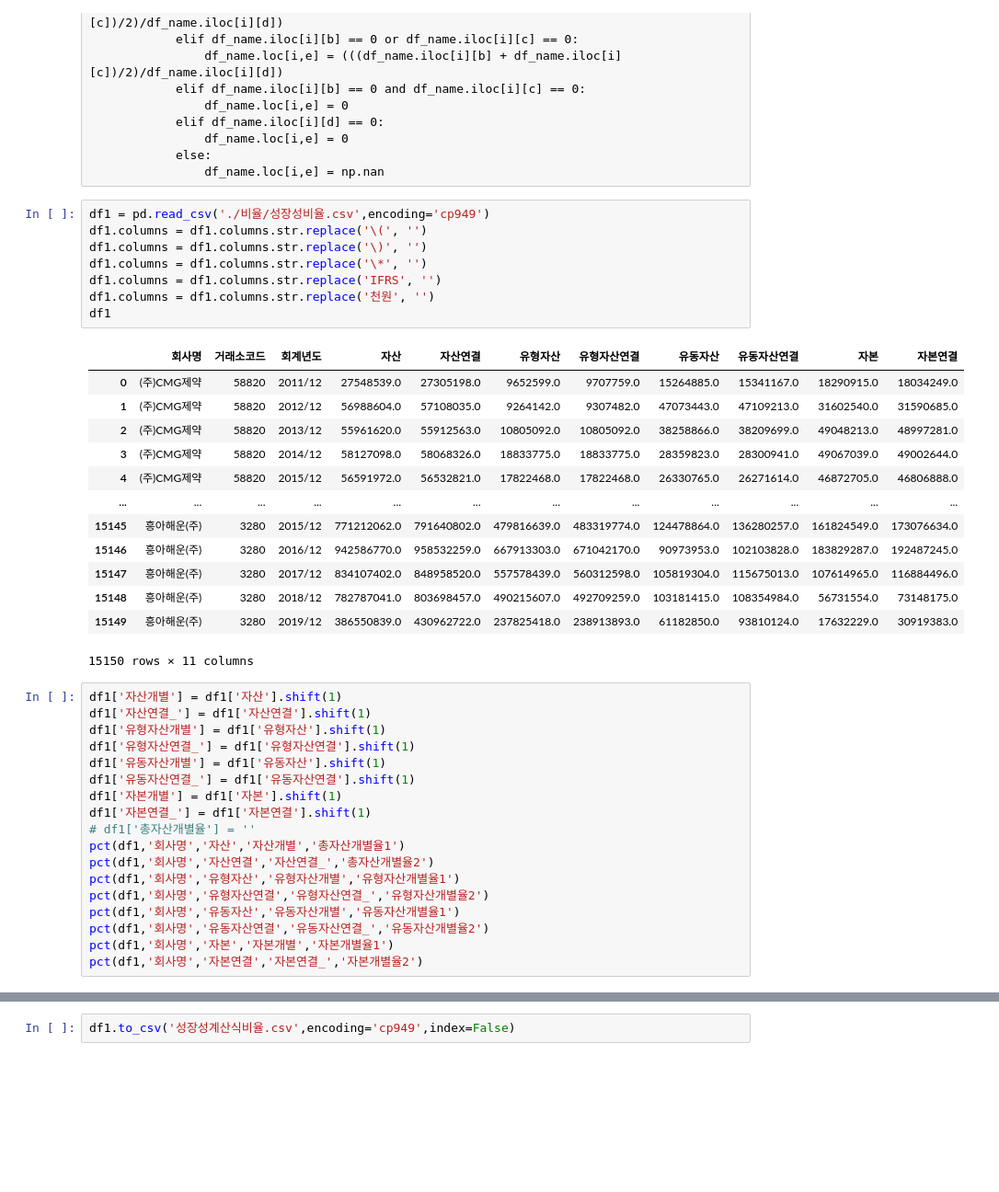
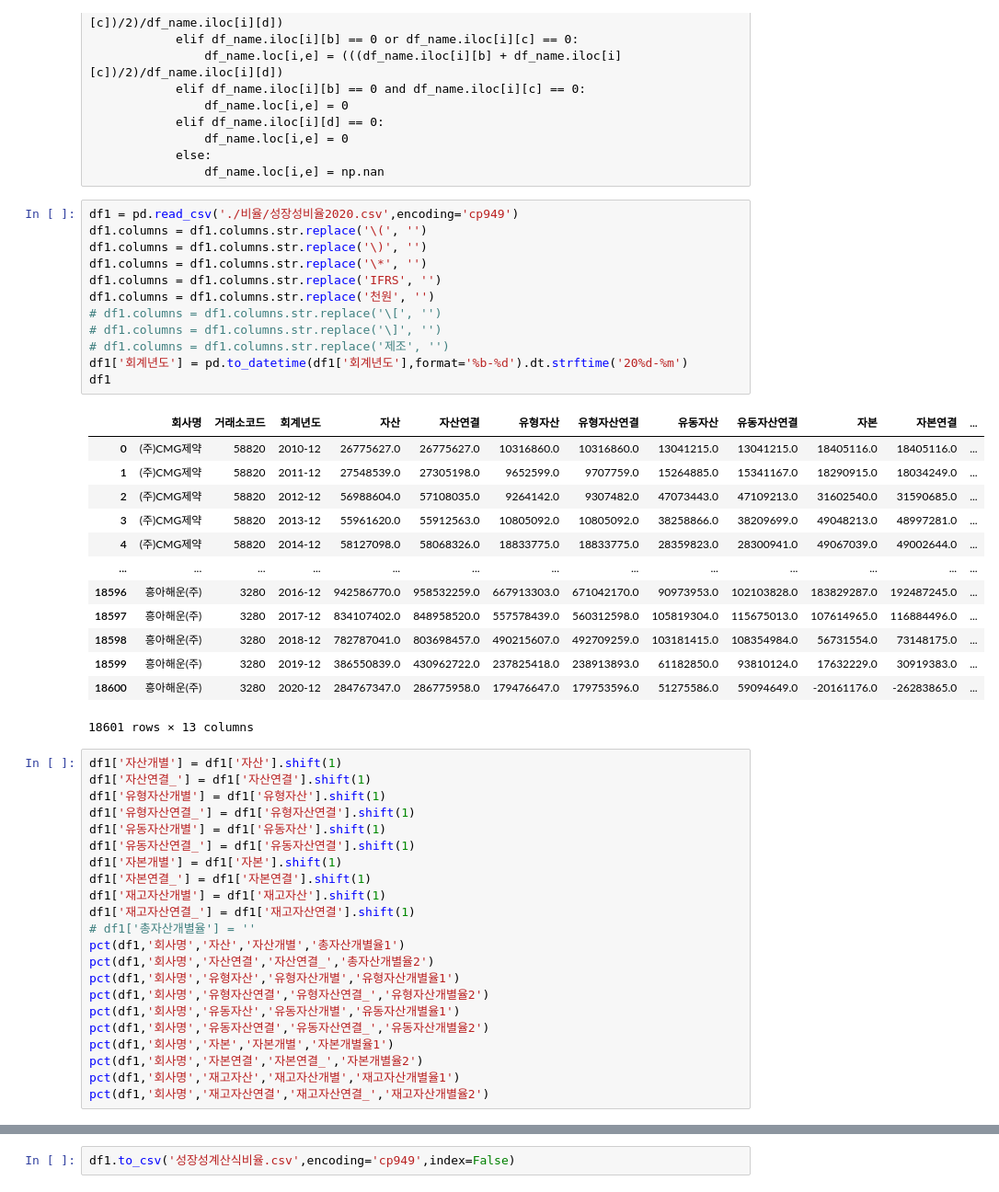
Before and after one commit to Penta-Audit-Technology/jh, a Jupyter notebook: re재무비율함수식 copy.ipynb, the cells around one changed output, grey strips where cells are left out. Shown at 92% size. Cells and saved outputs as stored; diff of their text form; blank space fills up the shorter version.

```diff
--- a/re재무비율함수식 copy.ipynb
+++ b/re재무비율함수식 copy.ipynb
@@ -1093,27 +1093,31 @@ def cash(df_name,a,b,c,d,e):
             else:
                 df_name.loc[i,e] = np.nan
 # %%
-df1 = pd.read_csv('./비율/성장성비율.csv',encoding='cp949')
+df1 = pd.read_csv('./비율/성장성비율2020.csv',encoding='cp949')
 df1.columns = df1.columns.str.replace('\(', '')
 df1.columns = df1.columns.str.replace('\)', '')
 df1.columns = df1.columns.str.replace('\*', '')
 df1.columns = df1.columns.str.replace('IFRS', '')
 df1.columns = df1.columns.str.replace('천원', '')
+# df1.columns = df1.columns.str.replace('\[', '')
+# df1.columns = df1.columns.str.replace('\]', '')
+# df1.columns = df1.columns.str.replace('제조', '')
+df1['회계년도'] = pd.to_datetime(df1['회계년도'],format='%b-%d').dt.strftime('20%d-%m')
 df1
 # %% [output]
-|  | 회사명 | 거래소코드 | 회계년도 | 자산 | 자산연결 | 유형자산 | 유형자산연결 | 유동자산 | 유동자산연결 | 자본 | 자본연결 |
-| 0 | (주)CMG제약 | 58820 | 2011/12 | 27548539.0 | 27305198.0 | 9652599.0 | 9707759.0 | 15264885.0 | 15341167.0 | 18290915.0 | 18034249.0 |
-| 1 | (주)CMG제약 | 58820 | 2012/12 | 56988604.0 | 57108035.0 | 9264142.0 | 9307482.0 | 47073443.0 | 47109213.0 | 31602540.0 | 31590685.0 |
-| 2 | (주)CMG제약 | 58820 | 2013/12 | 55961620.0 | 55912563.0 | 10805092.0 | 10805092.0 | 38258866.0 | 38209699.0 | 49048213.0 | 48997281.0 |
-| 3 | (주)CMG제약 | 58820 | 2014/12 | 58127098.0 | 58068326.0 | 18833775.0 | 18833775.0 | 28359823.0 | 28300941.0 | 49067039.0 | 49002644.0 |
-| 4 | (주)CMG제약 | 58820 | 2015/12 | 56591972.0 | 56532821.0 | 17822468.0 | 17822468.0 | 26330765.0 | 26271614.0 | 46872705.0 | 46806888.0 |
-| ... | ... | ... | ... | ... | ... | ... | ... | ... | ... | ... | ... |
-| 15145 | 흥아해운(주) | 3280 | 2015/12 | 771212062.0 | 791640802.0 | 479816639.0 | 483319774.0 | 124478864.0 | 136280257.0 | 161824549.0 | 173076634.0 |
-| 15146 | 흥아해운(주) | 3280 | 2016/12 | 942586770.0 | 958532259.0 | 667913303.0 | 671042170.0 | 90973953.0 | 102103828.0 | 183829287.0 | 192487245.0 |
-| 15147 | 흥아해운(주) | 3280 | 2017/12 | 834107402.0 | 848958520.0 | 557578439.0 | 560312598.0 | 105819304.0 | 115675013.0 | 107614965.0 | 116884496.0 |
-| 15148 | 흥아해운(주) | 3280 | 2018/12 | 782787041.0 | 803698457.0 | 490215607.0 | 492709259.0 | 103181415.0 | 108354984.0 | 56731554.0 | 73148175.0 |
-| 15149 | 흥아해운(주) | 3280 | 2019/12 | 386550839.0 | 430962722.0 | 237825418.0 | 238913893.0 | 61182850.0 | 93810124.0 | 17632229.0 | 30919383.0 |
+|  | 회사명 | 거래소코드 | 회계년도 | 자산 | 자산연결 | 유형자산 | 유형자산연결 | 유동자산 | 유동자산연결 | 자본 | 자본연결 | ... |
+| 0 | (주)CMG제약 | 58820 | 2010-12 | 26775627.0 | 26775627.0 | 10316860.0 | 10316860.0 | 13041215.0 | 13041215.0 | 18405116.0 | 18405116.0 | ... |
+| 1 | (주)CMG제약 | 58820 | 2011-12 | 27548539.0 | 27305198.0 | 9652599.0 | 9707759.0 | 15264885.0 | 15341167.0 | 18290915.0 | 18034249.0 | ... |
+| 2 | (주)CMG제약 | 58820 | 2012-12 | 56988604.0 | 57108035.0 | 9264142.0 | 9307482.0 | 47073443.0 | 47109213.0 | 31602540.0 | 31590685.0 | ... |
+| 3 | (주)CMG제약 | 58820 | 2013-12 | 55961620.0 | 55912563.0 | 10805092.0 | 10805092.0 | 38258866.0 | 38209699.0 | 49048213.0 | 48997281.0 | ... |
+| 4 | (주)CMG제약 | 58820 | 2014-12 | 58127098.0 | 58068326.0 | 18833775.0 | 18833775.0 | 28359823.0 | 28300941.0 | 49067039.0 | 49002644.0 | ... |
+| ... | ... | ... | ... | ... | ... | ... | ... | ... | ... | ... | ... | ... |
+| 18596 | 흥아해운(주) | 3280 | 2016-12 | 942586770.0 | 958532259.0 | 667913303.0 | 671042170.0 | 90973953.0 | 102103828.0 | 183829287.0 | 192487245.0 | ... |
+| 18597 | 흥아해운(주) | 3280 | 2017-12 | 834107402.0 | 848958520.0 | 557578439.0 | 560312598.0 | 105819304.0 | 115675013.0 | 107614965.0 | 116884496.0 | ... |
+| 18598 | 흥아해운(주) | 3280 | 2018-12 | 782787041.0 | 803698457.0 | 490215607.0 | 492709259.0 | 103181415.0 | 108354984.0 | 56731554.0 | 73148175.0 | ... |
+| 18599 | 흥아해운(주) | 3280 | 2019-12 | 386550839.0 | 430962722.0 | 237825418.0 | 238913893.0 | 61182850.0 | 93810124.0 | 17632229.0 | 30919383.0 | ... |
+| 18600 | 흥아해운(주) | 3280 | 2020-12 | 284767347.0 | 286775958.0 | 179476647.0 | 179753596.0 | 51275586.0 | 59094649.0 | -20161176.0 | -26283865.0 | ... |
-15150 rows × 11 columns
+18601 rows × 13 columns
 # %%
 df1['자산개별'] = df1['자산'].shift(1)
 df1['자산연결_'] = df1['자산연결'].shift(1)
@@ -1123,6 +1127,8 @@ df1['유동자산개별'] = df1['유동자산'].shift(1)
 df1['유동자산연결_'] = df1['유동자산연결'].shift(1)
 df1['자본개별'] = df1['자본'].shift(1)
 df1['자본연결_'] = df1['자본연결'].shift(1)
+df1['재고자산개별'] = df1['재고자산'].shift(1)
+df1['재고자산연결_'] = df1['재고자산연결'].shift(1)
 # df1['총자산개별율'] = ''
 pct(df1,'회사명','자산','자산개별','총자산개별율1')
 pct(df1,'회사명','자산연결','자산연결_','총자산개별율2')
@@ -1132,6 +1138,8 @@ pct(df1,'회사명','유동자산','유동자산개별','유동자산개별율1'
 pct(df1,'회사명','유동자산연결','유동자산연결_','유동자산개별율2')
 pct(df1,'회사명','자본','자본개별','자본개별율1')
 pct(df1,'회사명','자본연결','자본연결_','자본개별율2')
+pct(df1,'회사명','재고자산','재고자산개별','재고자산개별율1')
+pct(df1,'회사명','재고자산연결','재고자산연결_','재고자산개별율2')
 # %%
 df1['총자산증가율'] = df1['총자산개별율2'].fillna(df1['총자산개별율1'])
 df1['유형자산증가율'] = df1['유형자산개별율2'].fillna(df1['유형자산개별율1'])
```
Also changed, not shown: parts of 42 cells of this notebook, 27 other files.
